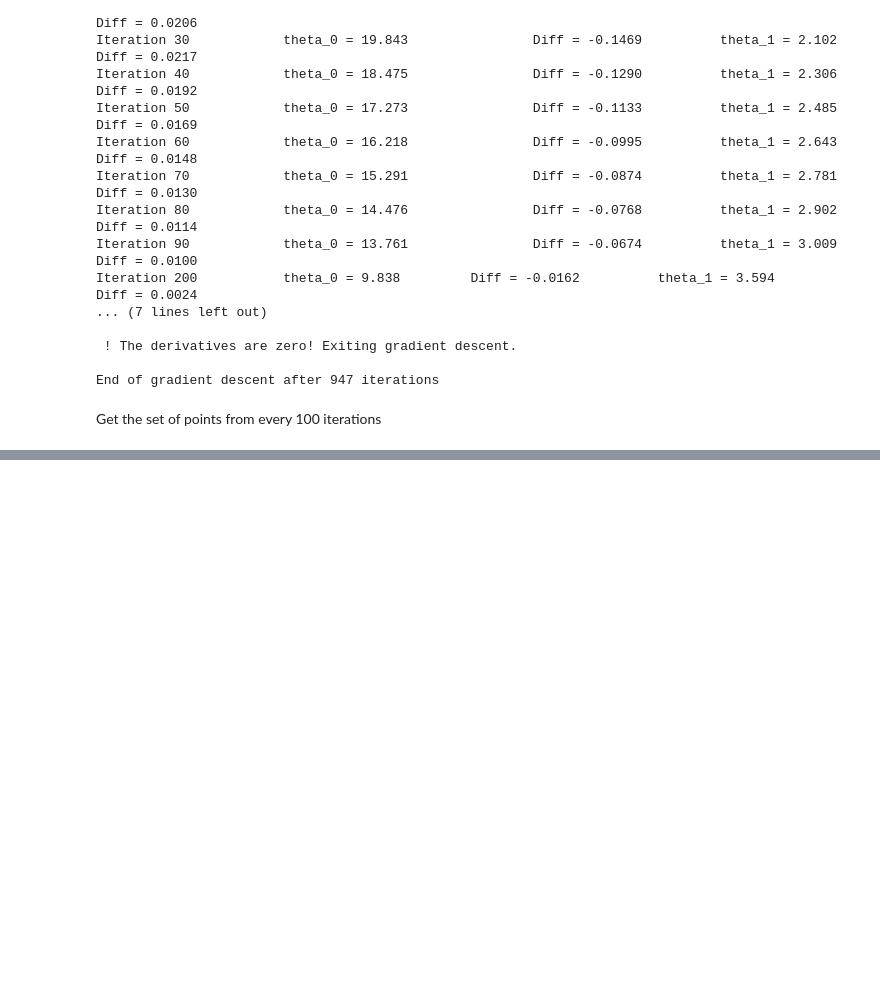
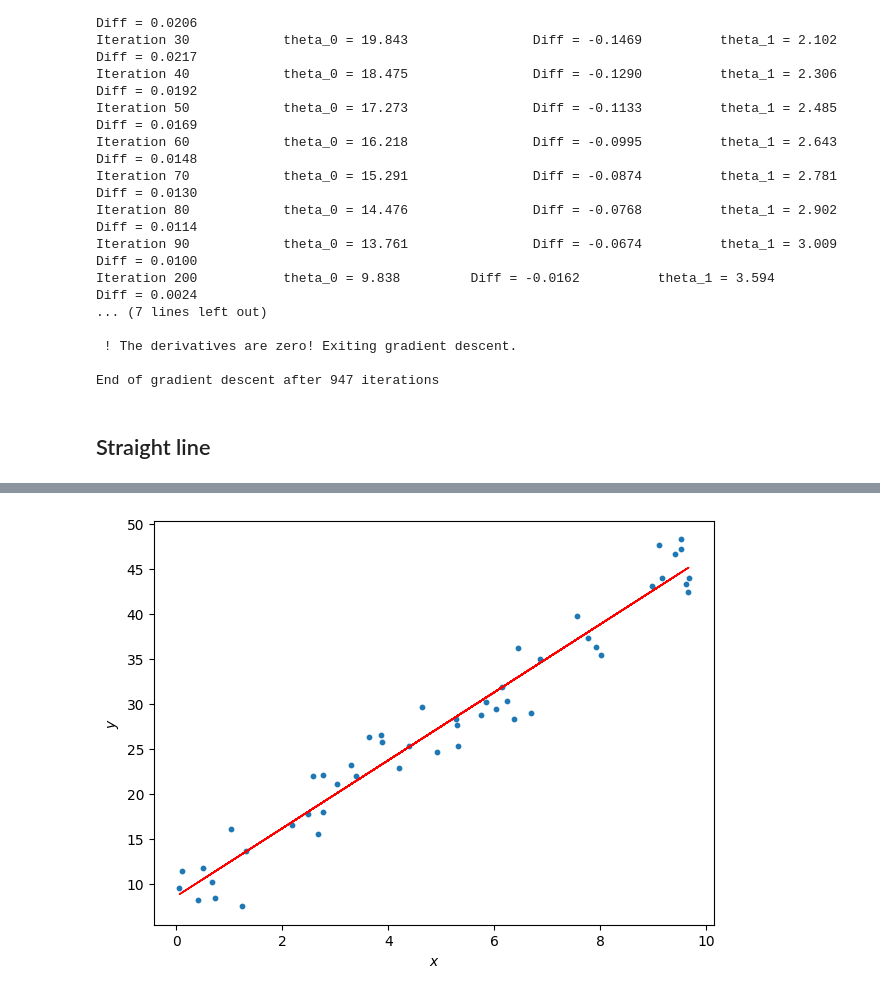
Before and after one commit to clairedavid/ml_in_hep, a Jupyter notebook: week1/warmup_1D_linRegGD_plots.ipynb, the cells around one changed output, grey strips where cells are left out. Drawn from its saved outputs; the diff is of its cells as text; code cells hidden in the pictures; blank space fills up the shorter version.

```diff
--- a/week1/warmup_1D_linRegGD_plots.ipynb
+++ b/week1/warmup_1D_linRegGD_plots.ipynb
@@ -192,8 +192,8 @@ m = len(x) # sample size
 if m != len(y): raise ValueError('The lists of x and y values are not the same length!')
 
 # 1. Initialization
-theta_0 = 25
-theta_1 = 0
+theta_0 = 25 ; glue("theta_0_start", theta_0)
+theta_1 = 0 ; glue("theta_1_start", theta_1)
 
 # Store theta (weights) values for Gradient Descent (GD) visualizations
 weights_GD_0 = np.array([theta_0])
@@ -233,6 +233,9 @@ for n in range(1,N+1):
         break
 
 print("\nEnd of gradient descent after %d iterations" % n)
+
+glue("theta_0_opt", theta_0)
+glue("theta_1_opt", theta_1)
 # %% [output]
 Starting gradient descent
 
@@ -251,5 +254,19 @@ Iteration 200           theta_0 = 9.838         Diff = -0.0162          theta_1
  ! The derivatives are zero! Exiting gradient descent.
 
 End of gradient descent after 947 iterations
-# %% [markdown]
-Get the set of points from every 100 iterations
+# %% [markdown]
+## Straight line
+# %%
+fig, ax = plt.subplots()
+ax.scatter(x, y, s=10)
+ax.set_xlabel('$x$')
+ax.set_ylabel('$y$')
+plt.tight_layout()
+
+# Line
+y_lin = theta_0 + theta_1 * x
+
+ax.plot(x, y_lin, '-r', lw=1)
+
+glue("plot_linReg_50pts_line", fig, display=False)
+# %% [output]
@@ -255,0 +274 @@ Get the set of points from every 100 iterations
+[figure, added]
```
Also changed, not shown: parts of 5 cells of this notebook, 2 other files.
